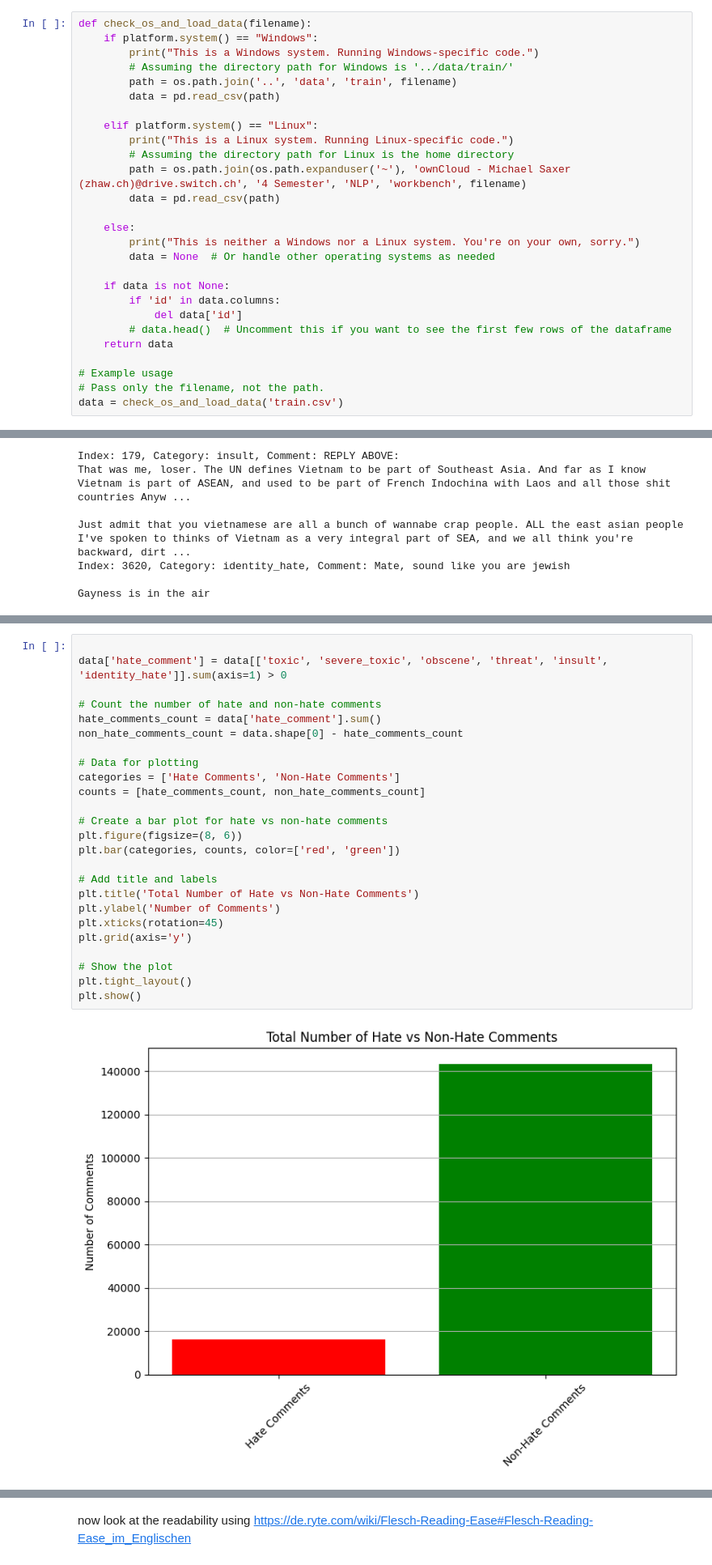
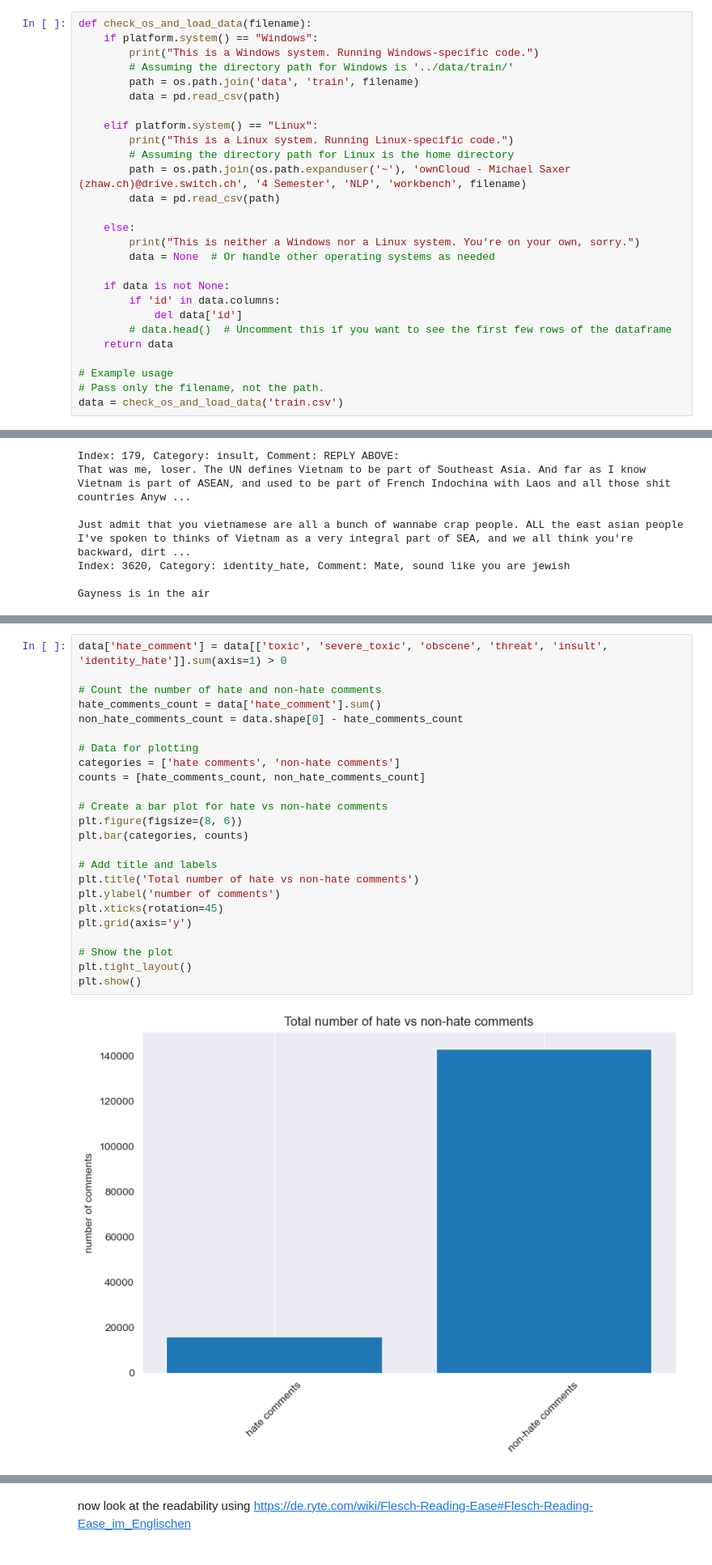
Before and after one commit to slinusc/BERT_vs_GPT_hate_speech_detection, a Jupyter notebook: hate_speech_detection_pipeline/eda.ipynb, the cells around one changed output, grey strips where cells are left out. Shown at 81% size. Drawn from its saved outputs; the diff is of its cells as text.

```diff
--- a/hate_speech_detection_pipeline/eda.ipynb
+++ b/hate_speech_detection_pipeline/eda.ipynb
@@ -21,7 +21,7 @@ def check_os_and_load_data(filename):
     if platform.system() == "Windows":
         print("This is a Windows system. Running Windows-specific code.")
         # Assuming the directory path for Windows is '../data/train/'
-        path = os.path.join('..', 'data', 'train', filename)
+        path = os.path.join('data', 'train', filename)
         data = pd.read_csv(path)
 
     elif platform.system() == "Linux":
@@ -155,32 +155,31 @@ plt.show()
 # %% [output]
 [figure]
 # %%
-
 data['hate_comment'] = data[['toxic', 'severe_toxic', 'obscene', 'threat', 'insult', 'identity_hate']].sum(axis=1) > 0
 
 # Count the number of hate and non-hate comments
 hate_comments_count = data['hate_comment'].sum()
 non_hate_comments_count = data.shape[0] - hate_comments_count
 
 # Data for plotting
-categories = ['Hate Comments', 'Non-Hate Comments']
+categories = ['hate comments', 'non-hate comments']
 counts = [hate_comments_count, non_hate_comments_count]
 
 # Create a bar plot for hate vs non-hate comments
 plt.figure(figsize=(8, 6))
-plt.bar(categories, counts, color=['red', 'green'])
+plt.bar(categories, counts)
 
 # Add title and labels
-plt.title('Total Number of Hate vs Non-Hate Comments')
-plt.ylabel('Number of Comments')
+plt.title('Total number of hate vs non-hate comments')
+plt.ylabel('number of comments')
 plt.xticks(rotation=45)
 plt.grid(axis='y')
 
 # Show the plot
 plt.tight_layout()
 plt.show()
 # %% [output]
-[figure, old version]
+[figure, new version]
 # %%
 total_comments = data.shape[0]
 hate_comments_percentage = (hate_comments_count / total_comments) * 100
```
Also changed, not shown: parts of 2 cells of this notebook.
